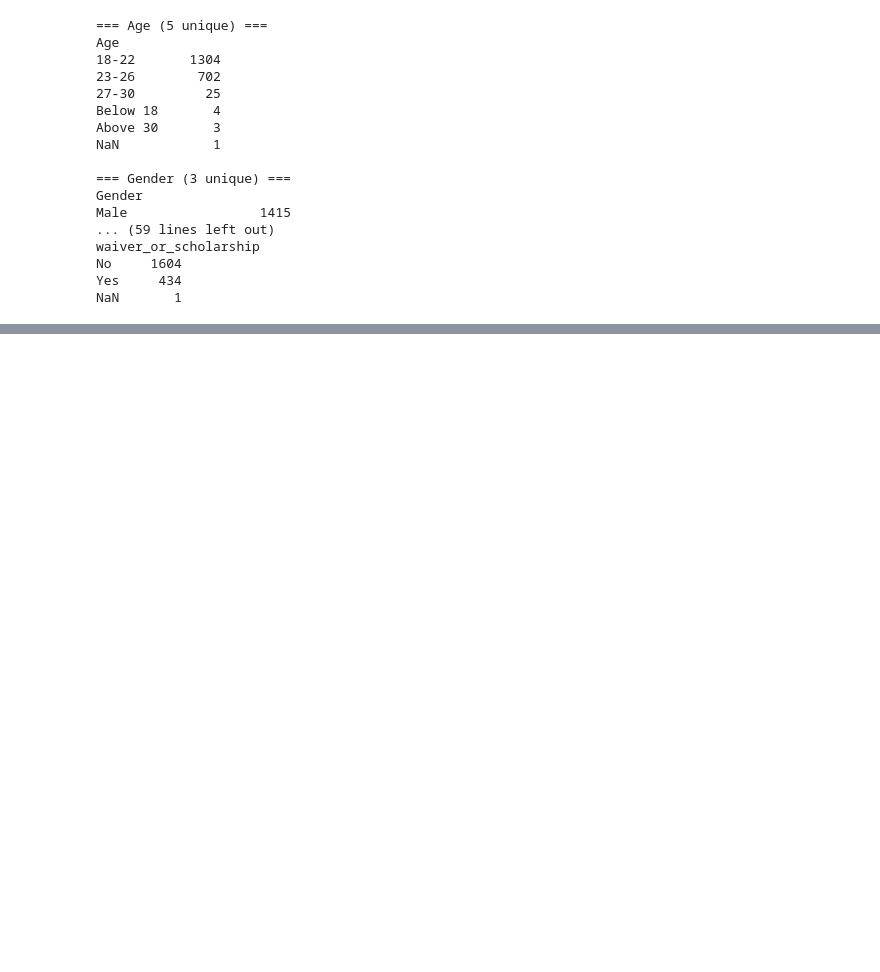
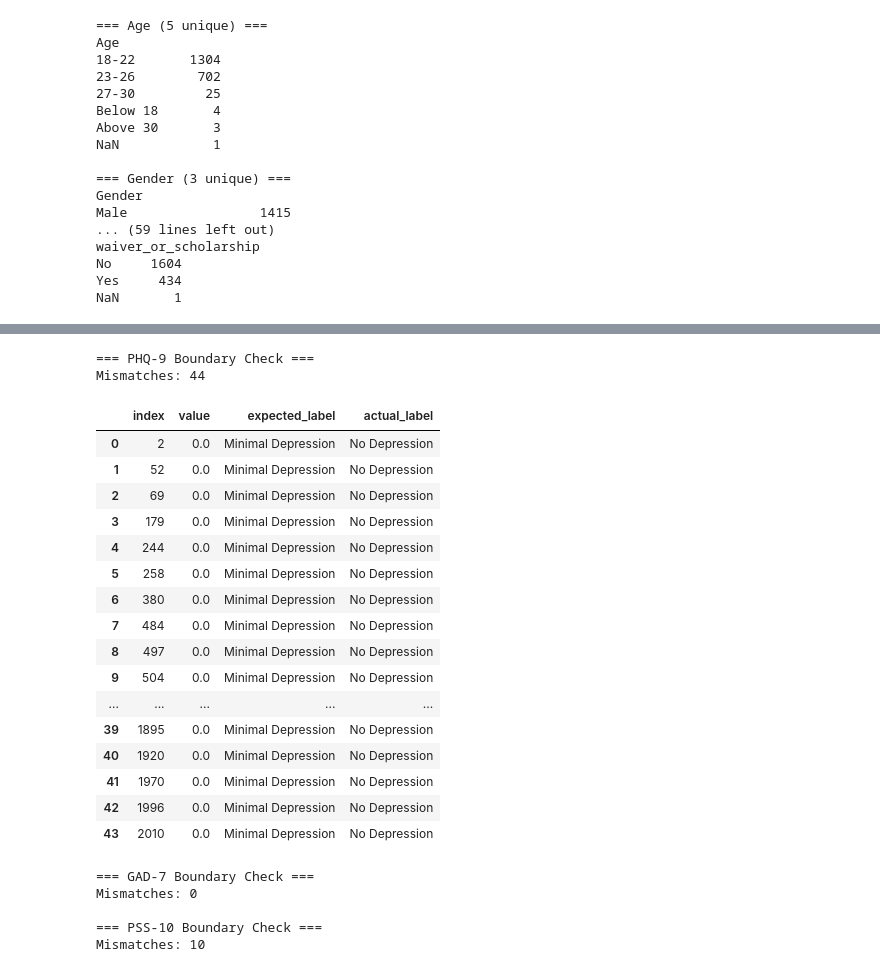
Before and after one commit to MuhammadAhmadF2005/Psybot, a Jupyter notebook: train.ipynb, the cells around one changed output, grey strips where cells are left out. Cells and saved outputs as stored; diff of their text form; code cells hidden in the pictures; blank space fills up the shorter version.

```diff
--- a/train.ipynb
+++ b/train.ipynb
@@ -290,0 +447,77 @@ NaN       1
+# %%
+# PHQ-9 severity bands
+phq_bands = [(0,4,'Minimal Depression'), (5,9,'Mild Depression'),
+             (10,14,'Moderate Depression'), (15,19,'Moderately Severe Depression'),
+             (20,27,'Severe Depression')]
+
+# GAD-7 severity bands
+gad_bands = [(0,4,'Minimal Anxiety'), (5,9,'Mild Anxiety'),
+             (10,14,'Moderate Anxiety'), (15,21,'Severe Anxiety')]
+
+# PSS-10 severity bands
+pss_bands = [(0,13,'Low Stress'), (14,26,'Moderate Stress'),
+             (27,40,'High Perceived Stress')]
+
+def check_boundaries(df, value_col, label_col, bands):
+    mismatches = []
+    for _, row in df.iterrows():
+        val = row[value_col]
+        actual = row[label_col]
+        if pd.isna(val) or pd.isna(actual):
+            continue
+        expected = None
+        for low, high, lbl in bands:
+            if low <= val <= high:
+                expected = lbl
+                break
+        if expected != actual:
+            mismatches.append({
+                'index': _,
+                'value': val,
+                'expected_label': expected,
+                'actual_label': actual
+            })
+    return pd.DataFrame(mismatches)
+
+print("=== PHQ-9 Boundary Check ===")
+phq_issues = check_boundaries(df, 'Depression Value', 'Depression Label', phq_bands)
+print(f"Mismatches: {len(phq_issues)}")
+if len(phq_issues) > 0:
+    display(phq_issues)
+
+print("\n=== GAD-7 Boundary Check ===")
+gad_issues = check_boundaries(df, 'Anxiety Value', 'Anxiety Label', gad_bands)
+print(f"Mismatches: {len(gad_issues)}")
+if len(gad_issues) > 0:
+    display(gad_issues)
+
+print("\n=== PSS-10 Boundary Check ===")
+pss_issues = check_boundaries(df, 'Stress Value', 'Stress Label', pss_bands)
+print(f"Mismatches: {len(pss_issues)}")
+if len(pss_issues) > 0:
+    display(pss_issues)
+# %% [output]
+=== PHQ-9 Boundary Check ===
+Mismatches: 44
+|  | index | value | expected_label | actual_label |
+| 0 | 2 | 0.0 | Minimal Depression | No Depression |
+| 1 | 52 | 0.0 | Minimal Depression | No Depression |
+| 2 | 69 | 0.0 | Minimal Depression | No Depression |
+| 3 | 179 | 0.0 | Minimal Depression | No Depression |
+| 4 | 244 | 0.0 | Minimal Depression | No Depression |
+| 5 | 258 | 0.0 | Minimal Depression | No Depression |
+| 6 | 380 | 0.0 | Minimal Depression | No Depression |
+| 7 | 484 | 0.0 | Minimal Depression | No Depression |
+| 8 | 497 | 0.0 | Minimal Depression | No Depression |
+| 9 | 504 | 0.0 | Minimal Depression | No Depression |
+| ... | ... | ... | ... | ... |
+| 39 | 1895 | 0.0 | Minimal Depression | No Depression |
+| 40 | 1920 | 0.0 | Minimal Depression | No Depression |
+| 41 | 1970 | 0.0 | Minimal Depression | No Depression |
+| 42 | 1996 | 0.0 | Minimal Depression | No Depression |
+| 43 | 2010 | 0.0 | Minimal Depression | No Depression |
+=== GAD-7 Boundary Check ===
+Mismatches: 0
+
+=== PSS-10 Boundary Check ===
+Mismatches: 10
```
Also changed, not shown: parts of 9 cells of this notebook, 2 other files.
